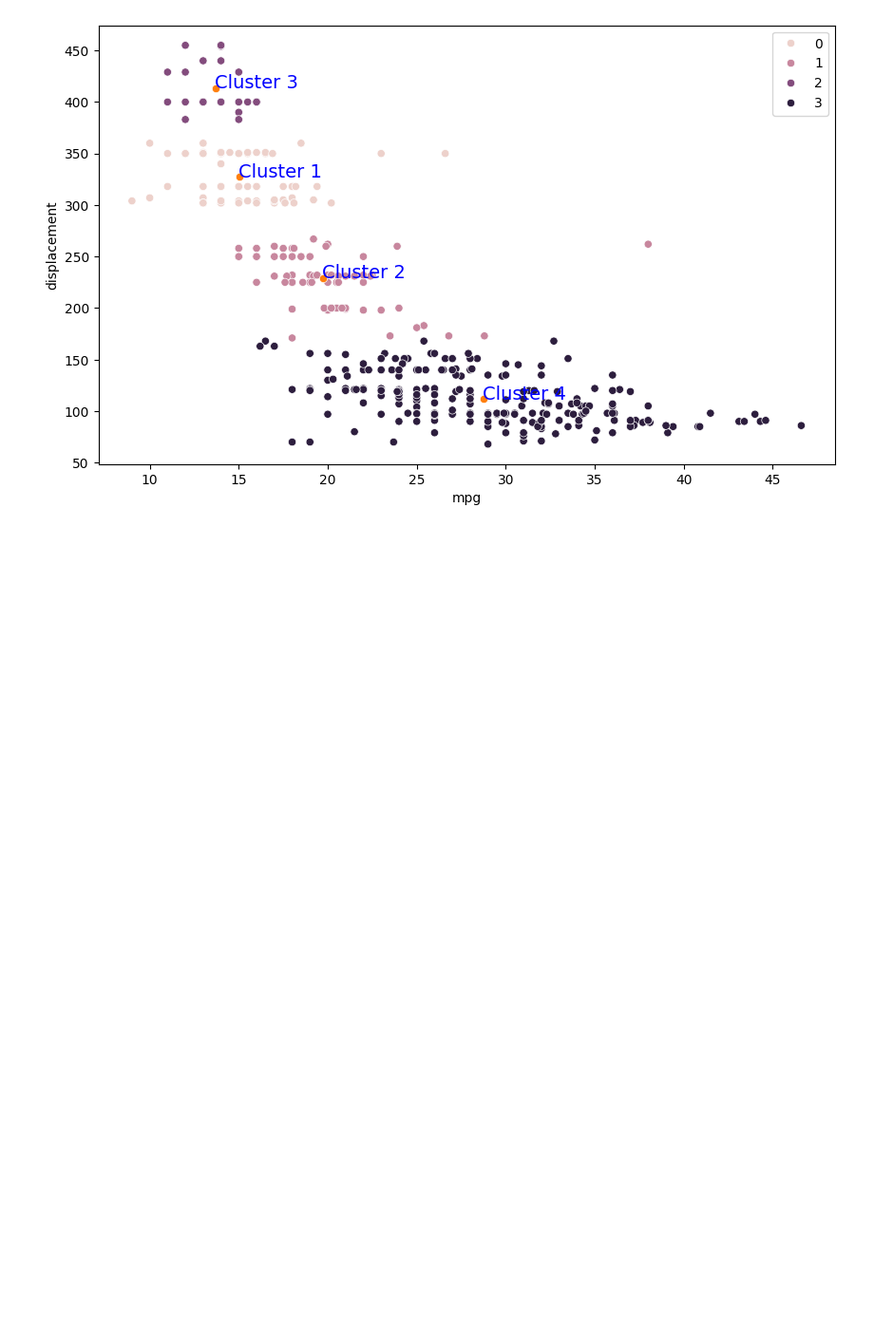
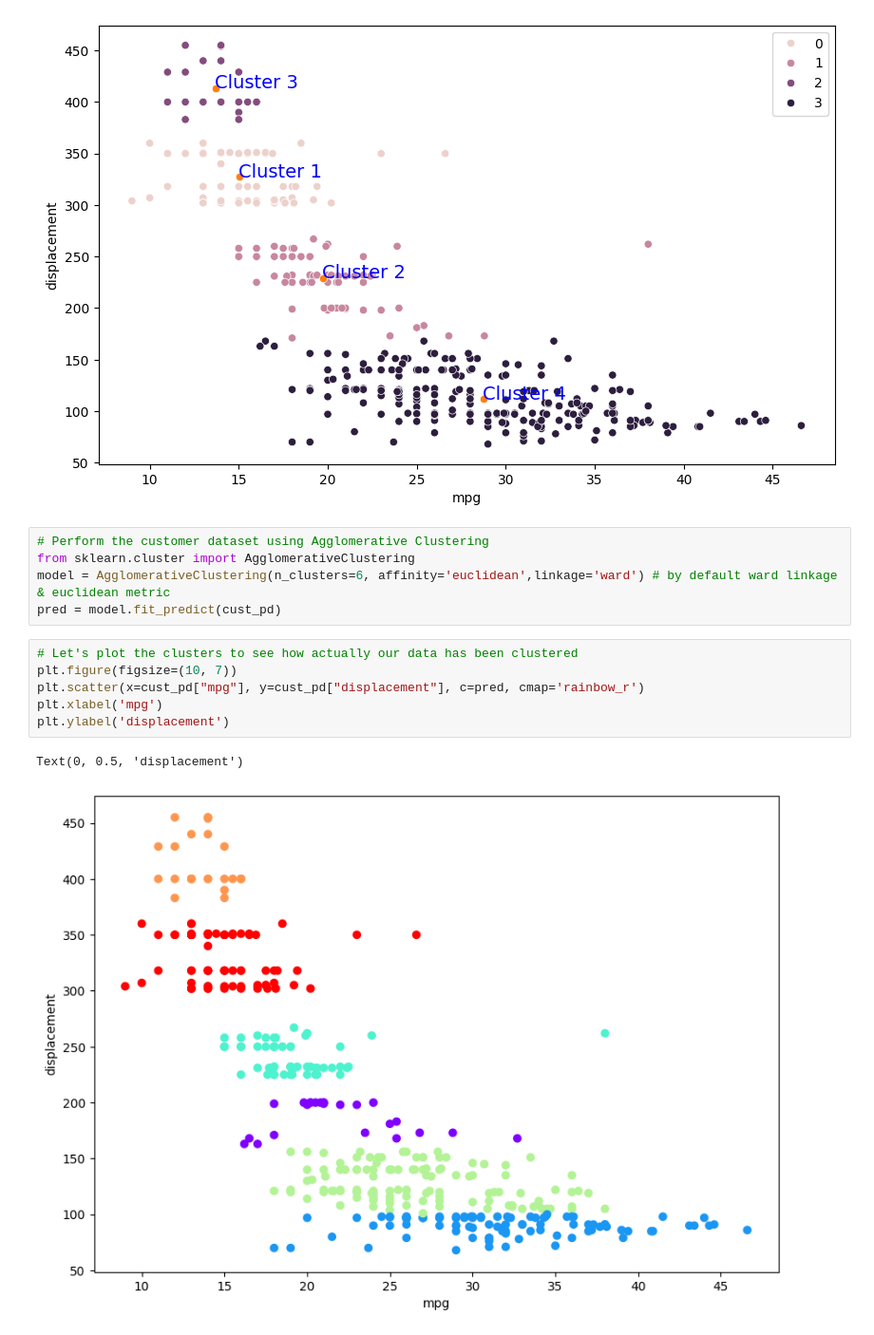
Before and after one commit to ryanskytree/Machine-Learning-Practice, a Jupyter notebook: Lab Exercise/Lab7 K-Means Clustering.ipynb, the cells around one changed output. Shown at 95% size. Saved outputs shown, nothing was run; the diff lists cells and outputs as text; blank space fills up the shorter version.

```diff
--- a/Lab Exercise/Lab7 K-Means Clustering.ipynb
+++ b/Lab Exercise/Lab7 K-Means Clustering.ipynb
@@ -120,3 +120,17 @@ ax.annotate('Cluster 4', xy=(centroids[3,0]-offset,centroids[3,1]-offset),color=
 # %% [output]
 Text(28.69968325791855, 111.57932126696835, 'Cluster 4')
 [figure]
+# %%
+# Perform the customer dataset using Agglomerative Clustering
+from sklearn.cluster import AgglomerativeClustering
+model = AgglomerativeClustering(n_clusters=6, affinity='euclidean',linkage='ward') # by default ward linkage & euclidean metric
+pred = model.fit_predict(cust_pd)
+# %%
+# Let's plot the clusters to see how actually our data has been clustered
+plt.figure(figsize=(10, 7))
+plt.scatter(x=cust_pd["mpg"], y=cust_pd["displacement"], c=pred, cmap='rainbow_r')
+plt.xlabel('mpg')
+plt.ylabel('displacement')
+# %% [output]
+Text(0, 0.5, 'displacement')
+[figure, added]
```
